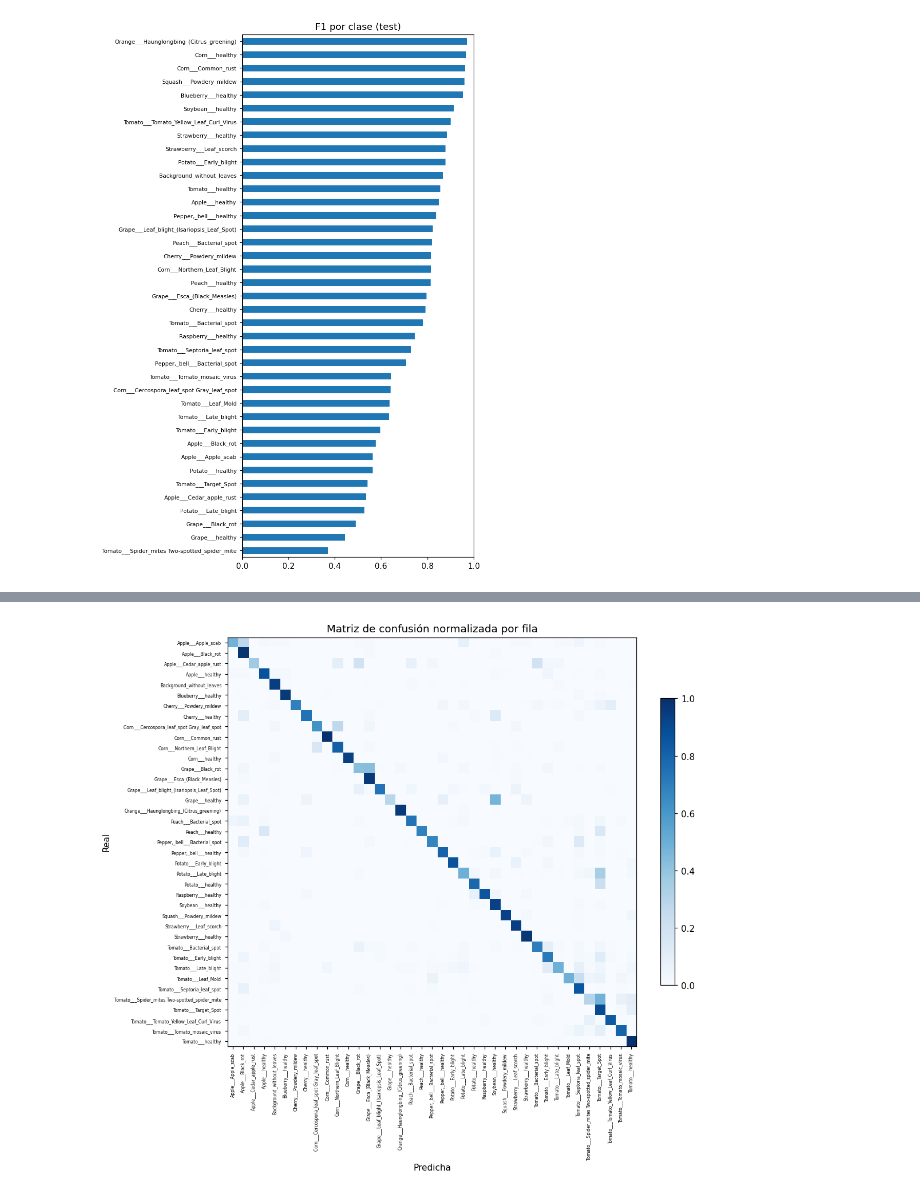
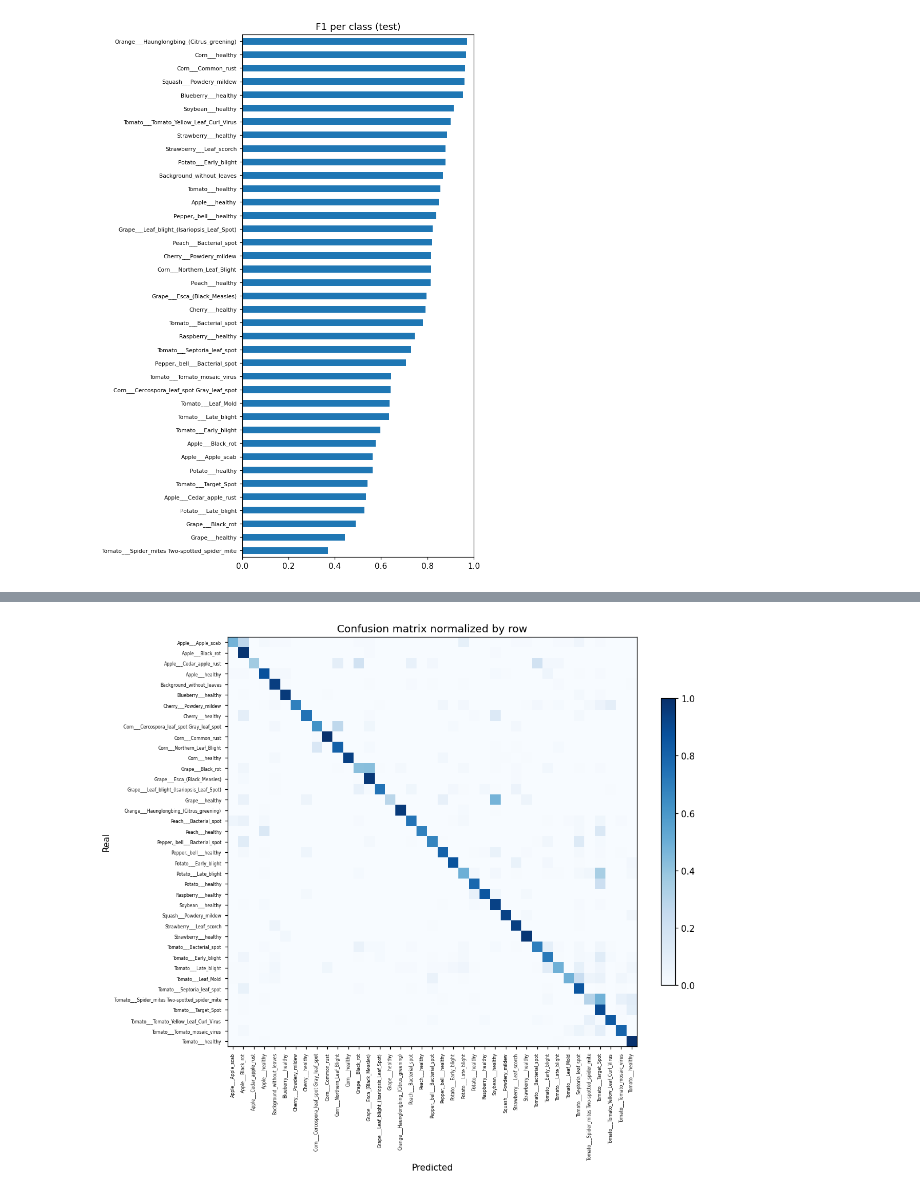
Before and after one commit to CarlosAdolfoPeralta/project_vision_plantvillage, a Jupyter notebook: notebooks/02_baseline_cnn.ipynb, the cells around one changed output, grey strips where cells are left out. Drawn from its saved outputs; the diff is of its cells as text; code cells hidden in the pictures.

```diff
--- a/notebooks/02_baseline_cnn.ipynb
+++ b/notebooks/02_baseline_cnn.ipynb
@@ -305,19 +304,19 @@ Cada fila es la clase real y cada columna la clase predicha, normalizada por fil
 # %%
 cm = confusion_matrix(y_test, y_pred, labels=list(range(n_classes)))
 cm_norm = cm / cm.sum(axis=1, keepdims=True).clip(min=1)
 
 fig, ax = plt.subplots(figsize=(10, 9))
 im = ax.imshow(cm_norm, cmap="Blues", vmin=0, vmax=1)
 ax.set_xticks(range(n_classes))
 ax.set_yticks(range(n_classes))
 ax.set_xticklabels(names, rotation=90, fontsize=5)
 ax.set_yticklabels(names, fontsize=5)
-ax.set_xlabel("Predicha")
+ax.set_xlabel("Predicted")
 ax.set_ylabel("Real")
-ax.set_title("Matriz de confusión normalizada por fila")
+ax.set_title("Confusion matrix normalized by row")
 plt.colorbar(im, fraction=0.03)
 plt.tight_layout()
 plt.show()
 # %% [output]
-[figure, old version]
+[figure, new version]
 # %%
```
Also changed, not shown: parts of 35 cells of this notebook, 9 other files.
